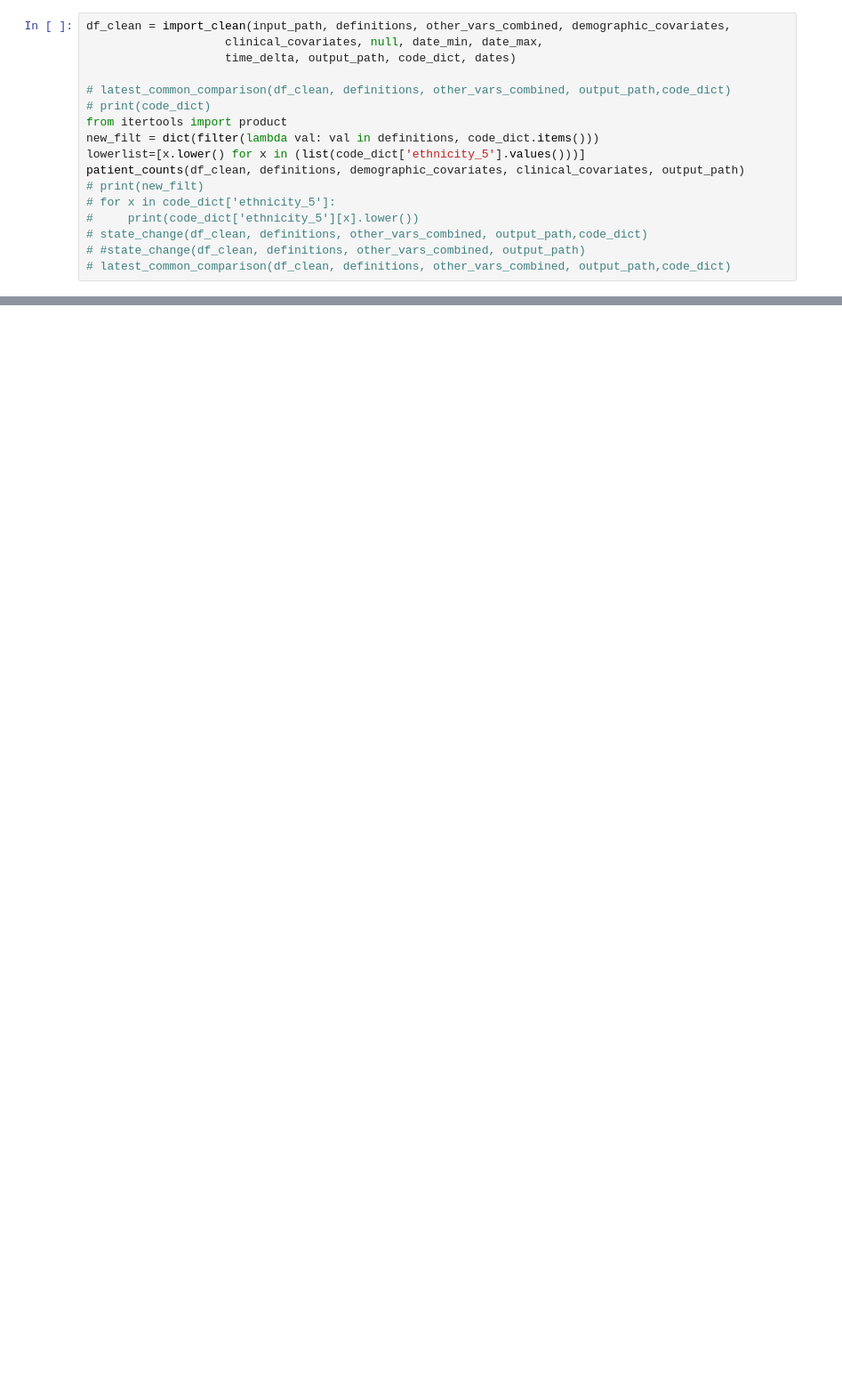
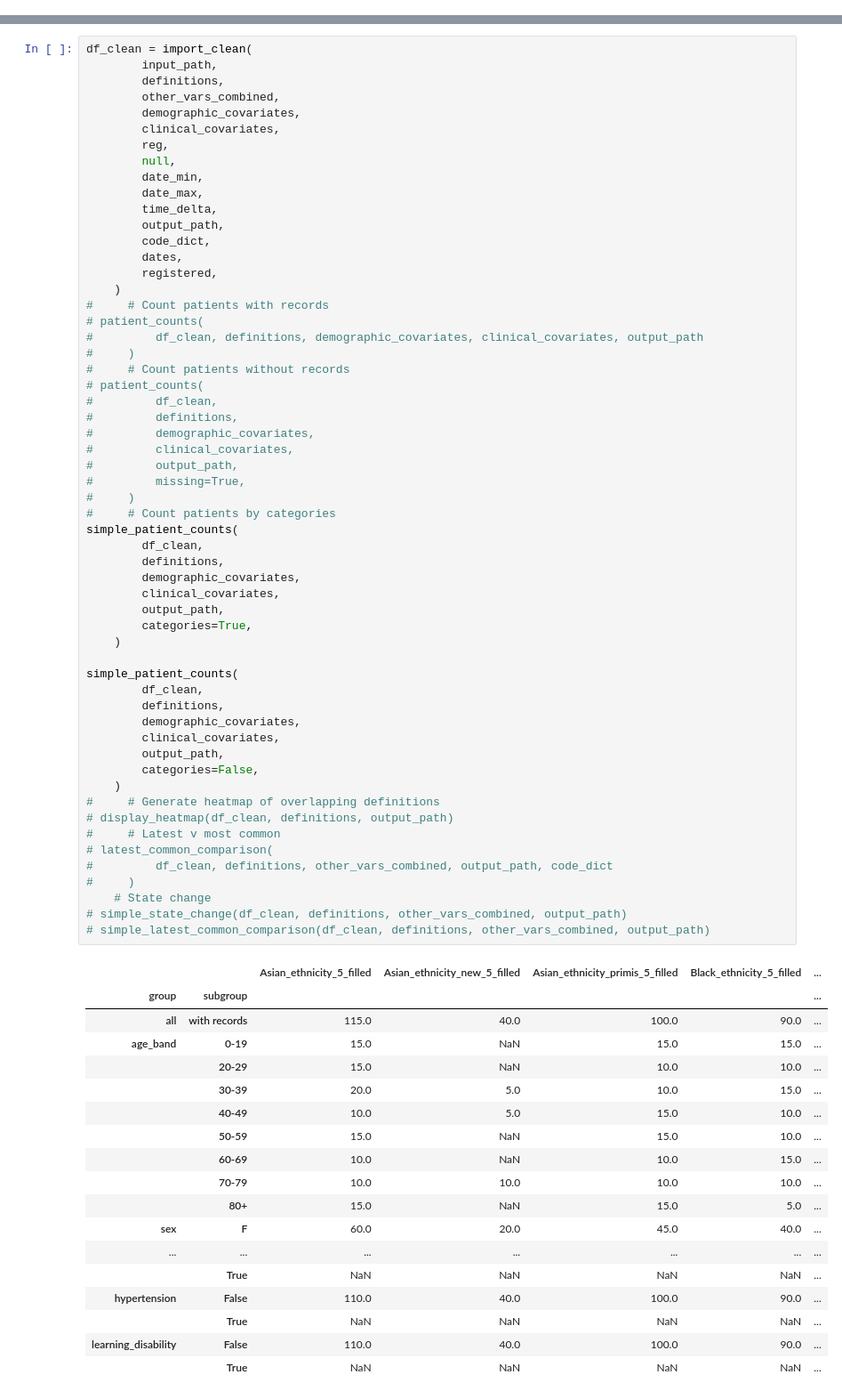
Before and after one commit to opensafely/ethnicity-short-data-report, a Jupyter notebook: notebooks_jupyter/test.ipynb, the cells around one changed output, grey strips where cells are left out. Shown at 89% size. Drawn from its saved outputs; the diff is of its cells as text; blank space fills up the shorter version.

Commit message:
add simplified outputs

```diff
--- a/notebooks_jupyter/test.ipynb
+++ b/notebooks_jupyter/test.ipynb
@@ -702,17 +983,0 @@ display(df_import)
-# %%
-df_clean = import_clean(input_path, definitions, other_vars_combined, demographic_covariates,
-                    clinical_covariates, null, date_min, date_max,
-                    time_delta, output_path, code_dict, dates)
-
-# latest_common_comparison(df_clean, definitions, other_vars_combined, output_path,code_dict)
-# print(code_dict)
-from itertools import product
-new_filt = dict(filter(lambda val: val in definitions, code_dict.items()))
-lowerlist=[x.lower() for x in (list(code_dict['ethnicity_5'].values()))]
-patient_counts(df_clean, definitions, demographic_covariates, clinical_covariates, output_path)
-# print(new_filt)
-# for x in code_dict['ethnicity_5']:
-#     print(code_dict['ethnicity_5'][x].lower())
-# state_change(df_clean, definitions, other_vars_combined, output_path,code_dict)
-# #state_change(df_clean, definitions, other_vars_combined, output_path)
-# latest_common_comparison(df_clean, definitions, other_vars_combined, output_path,code_dict)
@@ -737,0 +1116,76 @@ patient_counts(df_clean, definitions, demographic_covariates, clinical_covariate
+# %%
+df_clean = import_clean(
+        input_path,
+        definitions,
+        other_vars_combined,
+        demographic_covariates,
+        clinical_covariates,
+        reg,
+        null,
+        date_min,
+        date_max,
+        time_delta,
+        output_path,
+        code_dict,
+        dates,
+        registered,
+    )
+#     # Count patients with records
+# patient_counts(
+#         df_clean, definitions, demographic_covariates, clinical_covariates, output_path
+#     )
+#     # Count patients without records
+# patient_counts(
+#         df_clean,
+#         definitions,
+#         demographic_covariates,
+#         clinical_covariates,
+#         output_path,
+#         missing=True,
+#     )
+#     # Count patients by categories
+simple_patient_counts(
+        df_clean,
+        definitions,
+        demographic_covariates,
+        clinical_covariates,
+        output_path,
+        categories=True,
+    )
+
+simple_patient_counts(
+        df_clean,
+        definitions,
+        demographic_covariates,
+        clinical_covariates,
+        output_path,
+        categories=False,
+    )
+#     # Generate heatmap of overlapping definitions
+# display_heatmap(df_clean, definitions, output_path)
+#     # Latest v most common
+# latest_common_comparison(
+#         df_clean, definitions, other_vars_combined, output_path, code_dict
+#     )
+    # State change
+# simple_state_change(df_clean, definitions, other_vars_combined, output_path)
+# simple_latest_common_comparison(df_clean, definitions, other_vars_combined, output_path)
+# %% [output]
+|  |  | Asian_ethnicity_5_filled | Asian_ethnicity_new_5_filled | Asian_ethnicity_primis_5_filled | Black_ethnicity_5_filled | ... |
+| group | subgroup |  |  |  |  | ... |
+| all | with records | 115.0 | 40.0 | 100.0 | 90.0 | ... |
+| age_band | 0-19 | 15.0 | NaN | 15.0 | 15.0 | ... |
+|  | 20-29 | 15.0 | NaN | 10.0 | 10.0 | ... |
+|  | 30-39 | 20.0 | 5.0 | 10.0 | 15.0 | ... |
+|  | 40-49 | 10.0 | 5.0 | 15.0 | 10.0 | ... |
+|  | 50-59 | 15.0 | NaN | 15.0 | 10.0 | ... |
+|  | 60-69 | 10.0 | NaN | 10.0 | 15.0 | ... |
+|  | 70-79 | 10.0 | 10.0 | 10.0 | 10.0 | ... |
+|  | 80+ | 15.0 | NaN | 15.0 | 5.0 | ... |
+| sex | F | 60.0 | 20.0 | 45.0 | 40.0 | ... |
+| ... | ... | ... | ... | ... | ... | ... |
+|  | True | NaN | NaN | NaN | NaN | ... |
+| hypertension | False | 110.0 | 40.0 | 100.0 | 90.0 | ... |
+|  | True | NaN | NaN | NaN | NaN | ... |
+| learning_disability | False | 110.0 | 40.0 | 100.0 | 90.0 | ... |
+|  | True | NaN | NaN | NaN | NaN | ... |
```
Also changed, not shown: parts of 6 cells of this notebook, 5 other files.
